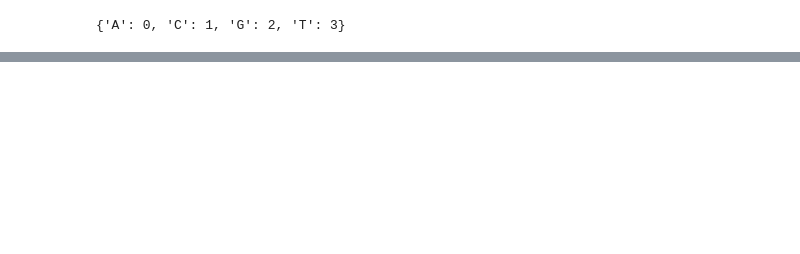
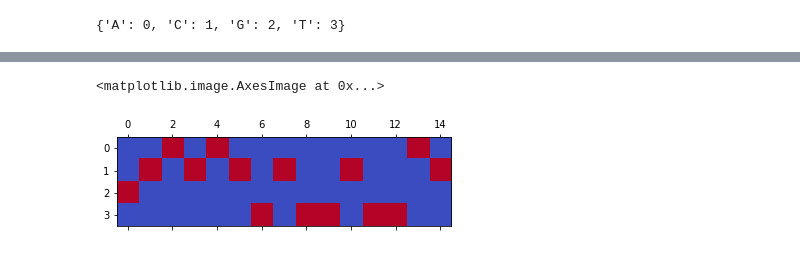
Before and after one commit to ClaudiuCreanga/data-science, a Jupyter notebook: tensorflow/variant_discovery.ipynb, the cells around one changed output, grey strips where cells are left out. Drawn from its saved outputs; the diff is of its cells as text; code cells hidden in the pictures; blank space fills up the shorter version.

```diff
--- a/tensorflow/variant_discovery.ipynb
+++ b/tensorflow/variant_discovery.ipynb
@@ -72,0 +136,3 @@ def create_tensors(variants, high_confidence_region, aln_tensor):
+# %%
+da = Xarray[999,:,:,0].transpose().copy()
+da
@@ -72,0 +148,5 @@ def create_tensors(variants, high_confidence_region, aln_tensor):
+# %%
+plt.pyplot.matshow(da, vmin=0, vmax=50, cmap=plt.pyplot.cm.coolwarm, fignum=0)
+# %% [output]
+<matplotlib.image.AxesImage at 0x...>
+[figure, added]
```
Also changed, not shown: parts of 15 cells of this notebook, 1 other file.
